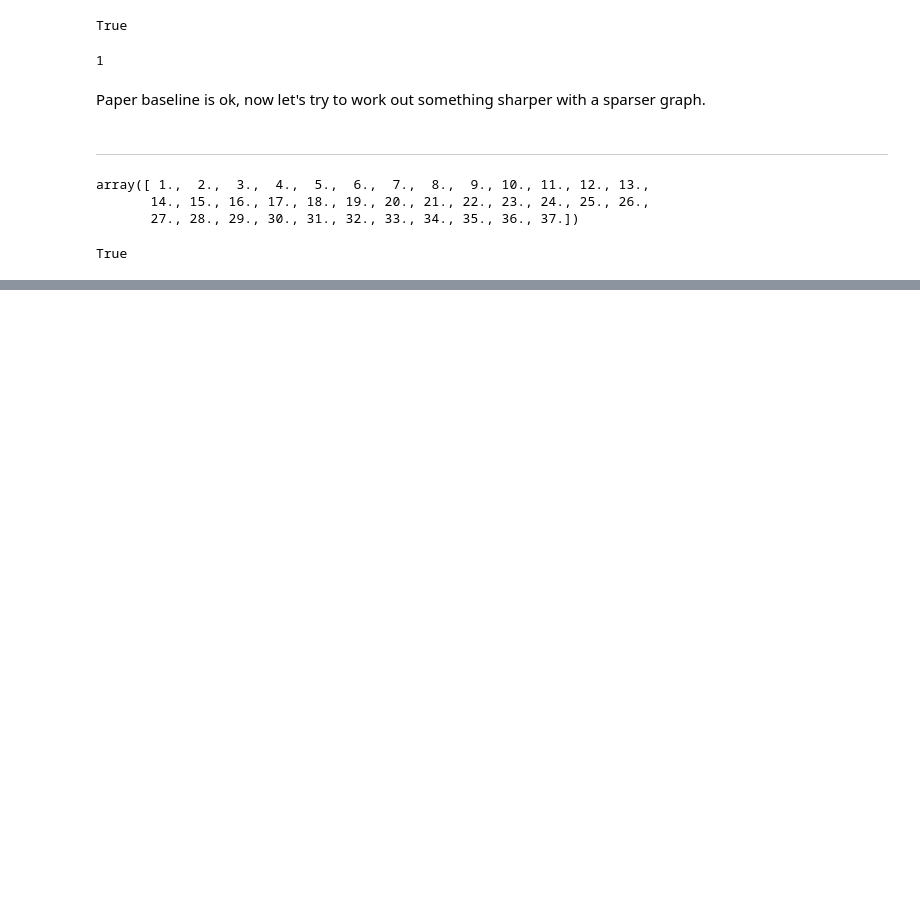
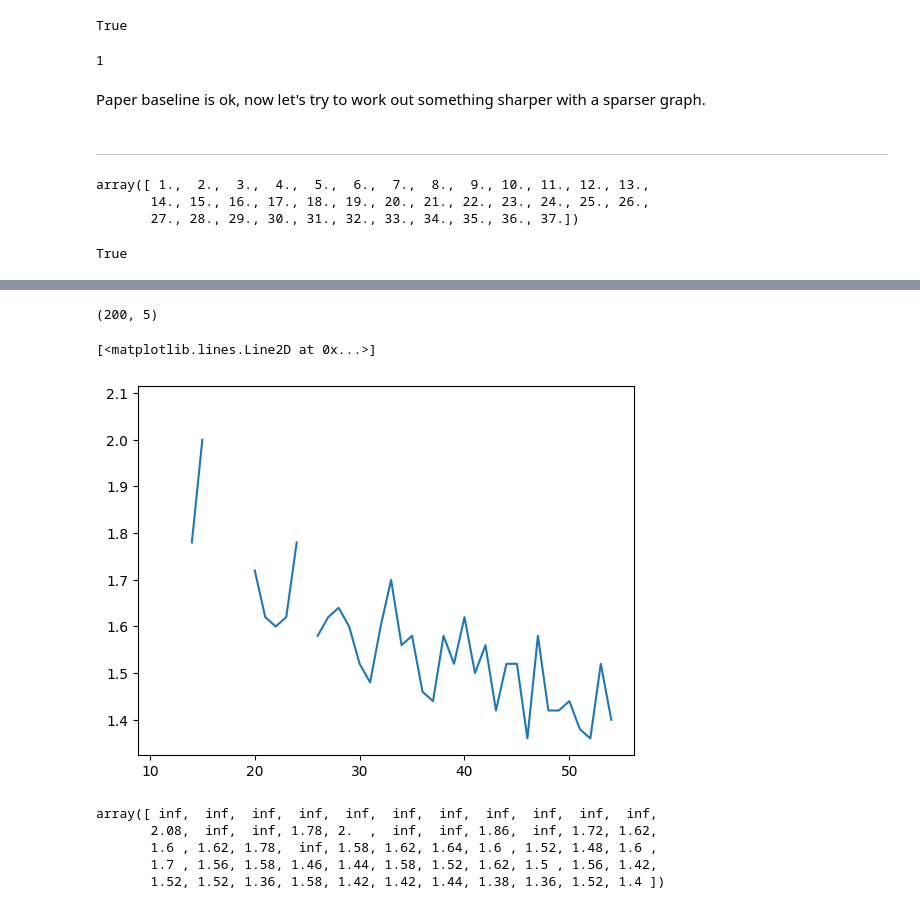
Before and after one commit to LeoDiNino97/SocialNetworks-OnlineMarkets, a Jupyter notebook: Social Networks/Final Project/primer.ipynb, the cells around one changed output, grey strips where cells are left out. Cells and saved outputs as stored; diff of their text form; code cells hidden in the pictures; blank space fills up the shorter version.

```diff
--- a/Social Networks/Final Project/primer.ipynb
+++ b/Social Networks/Final Project/primer.ipynb
@@ -109,5 +127,5 @@ def greedyRouting(s: int,
                 done = True
 
 
-    return x[j], A, steps
+    return x[j], steps
 # %%
@@ -153,0 +225,20 @@ nx.draw_circular(G)
+# %%
+X = randomEnvironment(200, 5)
+X.shape
+# %% [output]
+(200, 5)
+# %%
+steps, avgd, steps_sd, avgd_sd = firstSimo(X)
+# %%
+plt.plot(steps)
+# %% [output]
+[<matplotlib.lines.Line2D at 0x...>]
+[figure, added]
+# %%
+steps
+# %% [output]
+array([ inf,  inf,  inf,  inf,  inf,  inf,  inf,  inf,  inf,  inf,  inf,
+       2.08,  inf,  inf, 1.78, 2.  ,  inf,  inf, 1.86,  inf, 1.72, 1.62,
+       1.6 , 1.62, 1.78,  inf, 1.58, 1.62, 1.64, 1.6 , 1.52, 1.48, 1.6 ,
+       1.7 , 1.56, 1.58, 1.46, 1.44, 1.58, 1.52, 1.62, 1.5 , 1.56, 1.42,
+       1.52, 1.52, 1.36, 1.58, 1.42, 1.42, 1.44, 1.38, 1.36, 1.52, 1.4 ])
```
Also changed, not shown: parts of 12 cells of this notebook, 1 other file.
